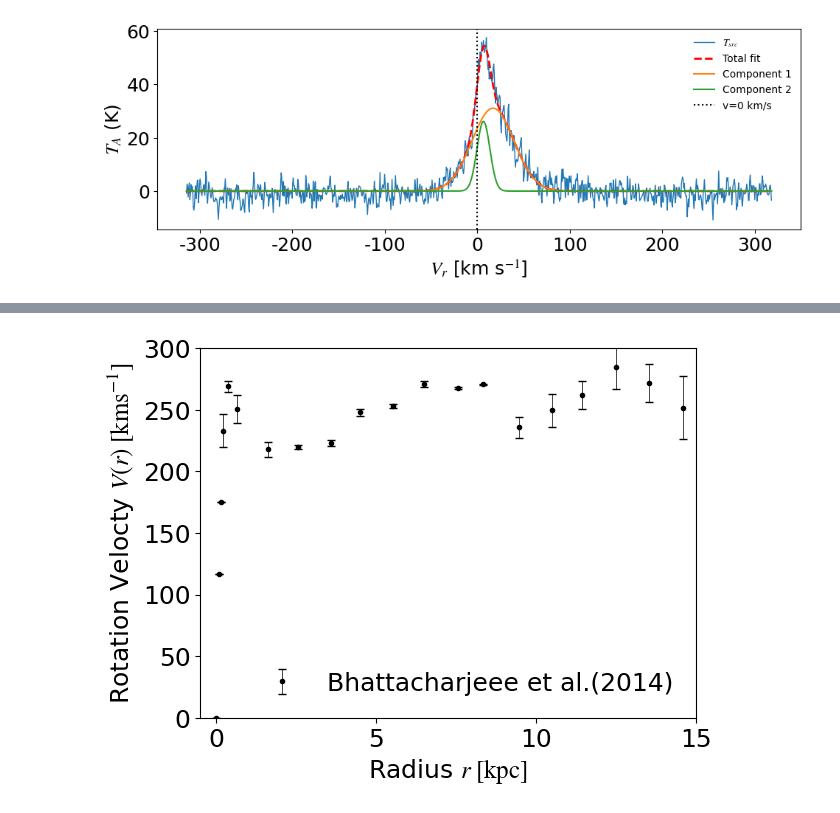
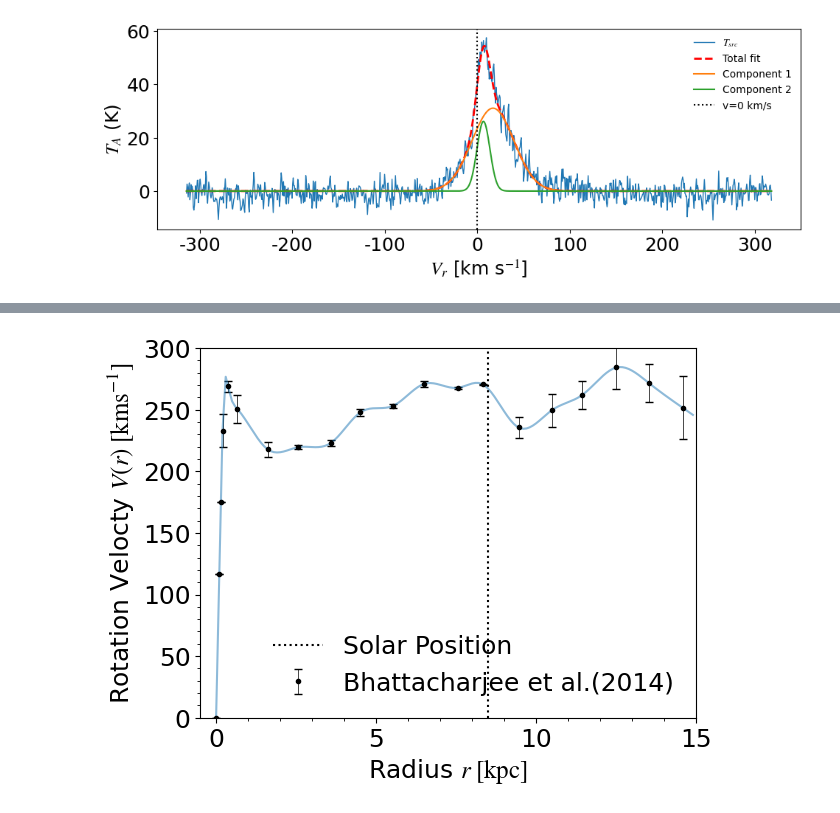
Before and after one commit to renormalization2/snu_astro_camp_2025, a Jupyter notebook: data_analysis_demo.ipynb, the cells around one changed output, grey strips where cells are left out. Drawn from its saved outputs; the diff is of its cells as text; code cells hidden in the pictures.

```diff
--- a/data_analysis_demo.ipynb
+++ b/data_analysis_demo.ipynb
@@ -276,24 +286,37 @@ from src.constants import DEMO_DATA_DIR
 
 tbl = Table.read(DEMO_DATA_DIR / "rotation_curve.csv")
 # %%
-# fill in the blank
-plt.errorbar(
-    tbl["r"],
-    tbl["V"],
-    yerr=tbl["dV"],
-    color="k",
-    label="Bhattacharjeee et al.(2014)",
-    ls="None",
-    capsize=3,
-    marker="o",
-    ms=3,
-    lw=0.5,
-)
-plt.ylabel(r"Rotation Velocty $V(r)\;[\rm kms^{-1}]$")
-plt.xlabel(r"Radius $r\;[\rm kpc]$")
-plt.xlim(-0.5, 15)
-plt.ylim(0, 300)
-plt.legend(loc="lower right")
+def plot_archive_rotation_curve():
+    from scipy.interpolate import CubicSpline
+
+    plt.errorbar(
+        tbl["r"],
+        tbl["V"],
+        yerr=tbl["dV"],
+        color="k",
+        label="Bhattacharjee et al.(2014)",
+        ls="None",
+        capsize=3,
+        marker="o",
+        ms=3,
+        lw=0.5,
+    )
+
+    func = CubicSpline(tbl["r"], tbl["V"], bc_type="natural")
+    r0 = 8.5
+    rs = np.arange(0, 15, 0.1)
+    plt.plot(rs, func(rs), alpha=0.5)  # , label="spline curve")
+
+    plt.axvline(r0, color="k", ls="dotted", label="Solar Position")
+    plt.minorticks_on()
+    plt.ylabel(r"Rotation Velocty $V(r)\;[\rm kms^{-1}]$")
+    plt.xlabel(r"Radius $r\;[\rm kpc]$")
+    plt.xlim(-0.5, 15)
+    plt.ylim(0, 300)
+    plt.legend(loc="lower right")
+
+
+plot_archive_rotation_curve()
 plt.show()
 # %% [output]
-[figure, old version]
+[figure, new version]
```
Also changed, not shown: parts of 9 cells of this notebook.
